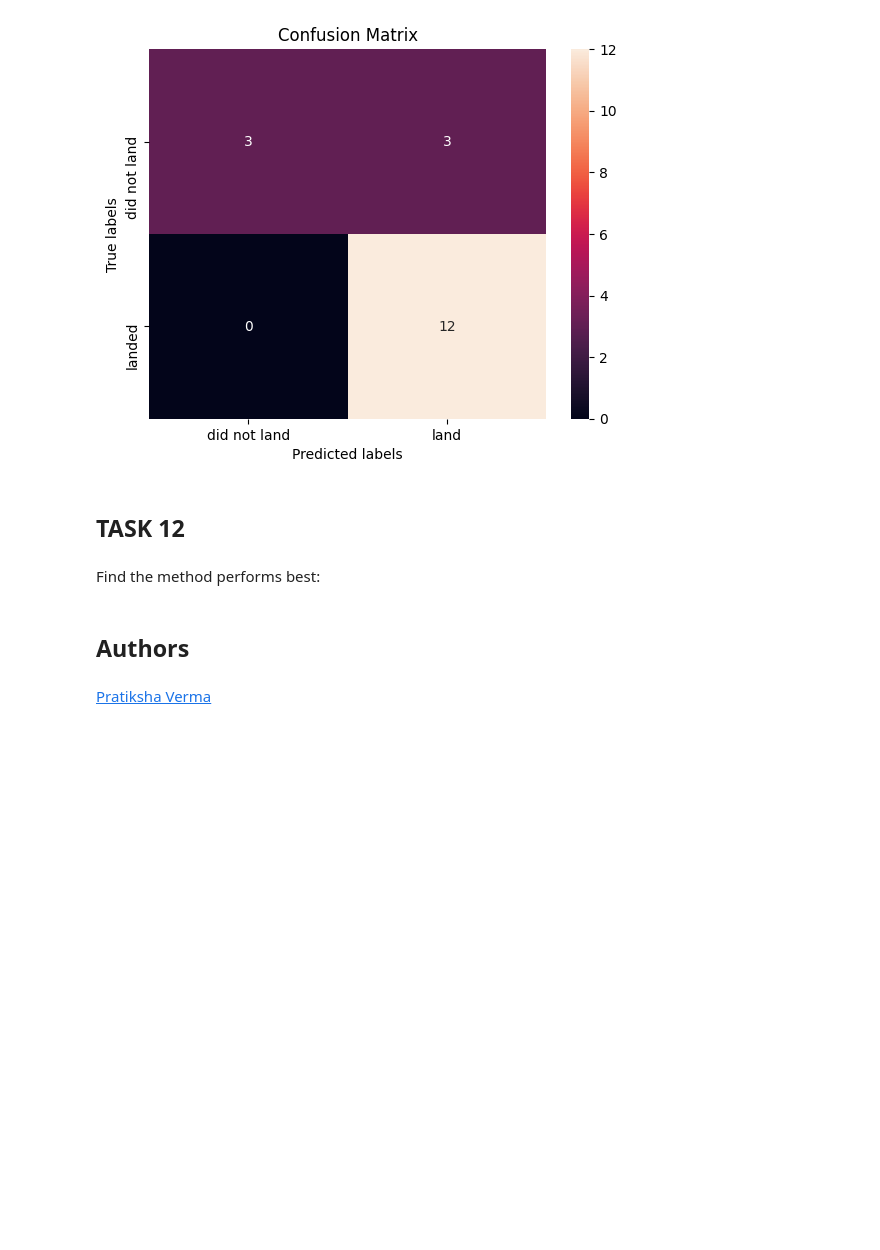
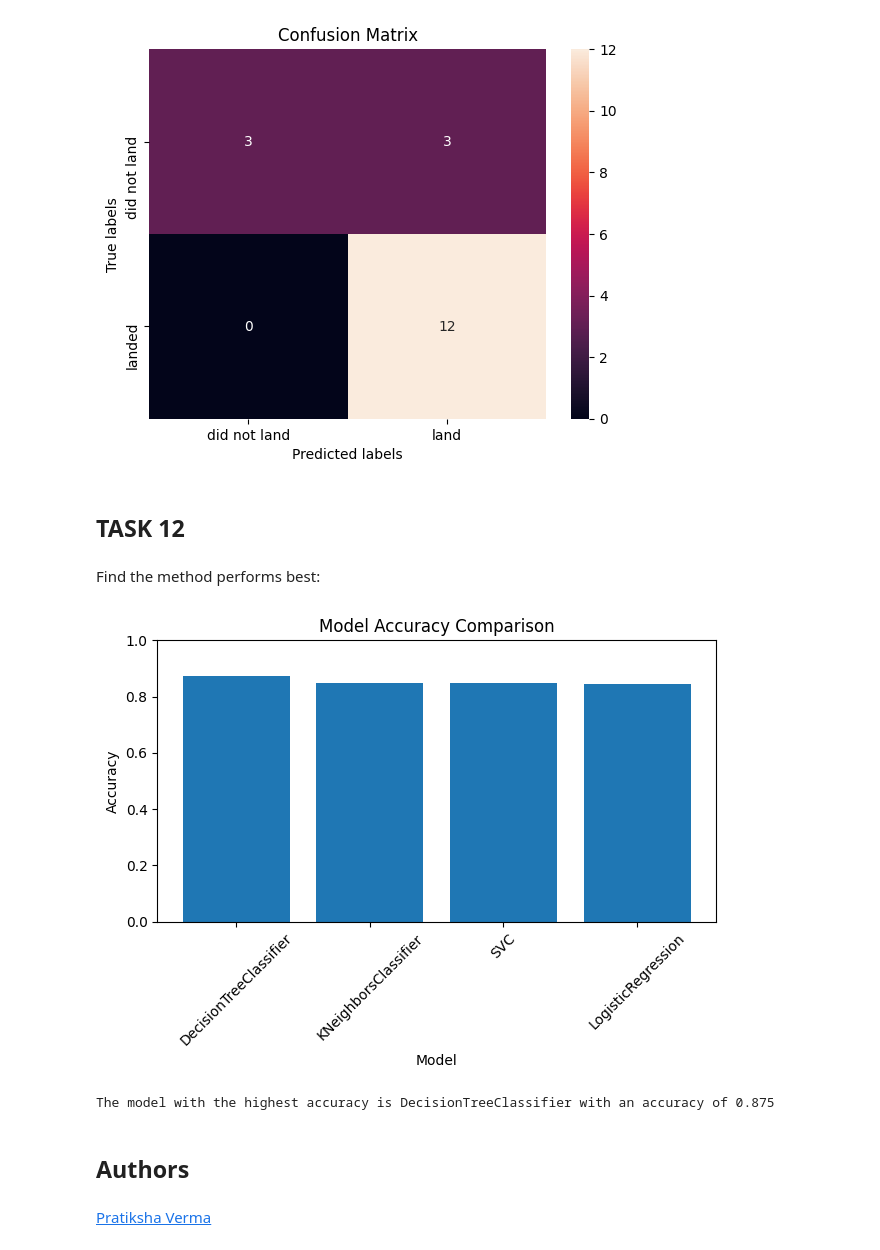
Before and after one commit to peczakax/CourseraDataScienceCapstone, a Jupyter notebook: Applied Data Science Capstone/SpaceX-Machine-Learning-Prediction-Part-5-v1.ipynb, the cells around one changed output. Drawn from its saved outputs; the diff is of its cells as text; code cells hidden in the pictures; blank space fills up the shorter version.

```diff
--- a/Applied Data Science Capstone/SpaceX-Machine-Learning-Prediction-Part-5-v1.ipynb
+++ b/Applied Data Science Capstone/SpaceX-Machine-Learning-Prediction-Part-5-v1.ipynb
@@ -314,7 +323,7 @@ parameters = {'n_neighbors': [1, 2, 3, 4, 5, 6, 7, 8, 9, 10],
 
 KNN = KNeighborsClassifier()
 # %%
-knn_cv =GridSearchCV(KNN,parameters,cv=10)
+knn_cv =GridSearchCV(KNN,parameters,cv=10, scoring='accuracy')
 
 knn_cv.fit(X_train,Y_train)
 # %% [output]
@@ -349,7 +359,29 @@ plot_confusion_matrix(Y_test,yhat)
 # %% [markdown]
 Find the method performs best:
 # %%
-DecisionTreeClassifier
+import matplotlib.pyplot as plt
+
+# Assuming you have a list of models and their corresponding accuracies
+models = ['DecisionTreeClassifier', 'KNeighborsClassifier', 'SVC', 'LogisticRegression']
+accuracies = [tree_cv.best_score_, knn_cv.best_score_, svm_cv.best_score_, logreg_cv.best_score_]
+
+# Create a bar chart to visualize the accuracy of each model
+plt.bar(models, accuracies)
+plt.xlabel('Model')
+plt.ylabel('Accuracy')
+plt.title('Model Accuracy Comparison')
+plt.xticks(rotation=45)  # Rotate the x-axis labels by 45 degrees
+plt.ylim(0, 1)  # Set the y-axis limits to start from 0.6
+plt.tight_layout()  # Adjust the layout to fit the rotated labels
+plt.show()
+
+# Find the model with the highest accuracy
+best_model_index = accuracies.index(max(accuracies))
+best_model = models[best_model_index]
+print(f'The model with the highest accuracy is {best_model} with an accuracy of {max(accuracies)}')
+# %% [output]
+[figure, added]
+The model with the highest accuracy is DecisionTreeClassifier with an accuracy of 0.875
 # %% [markdown]
 ## Authors
 # %% [markdown]
```
Also changed, not shown: parts of 7 cells of this notebook, 4 other files.
